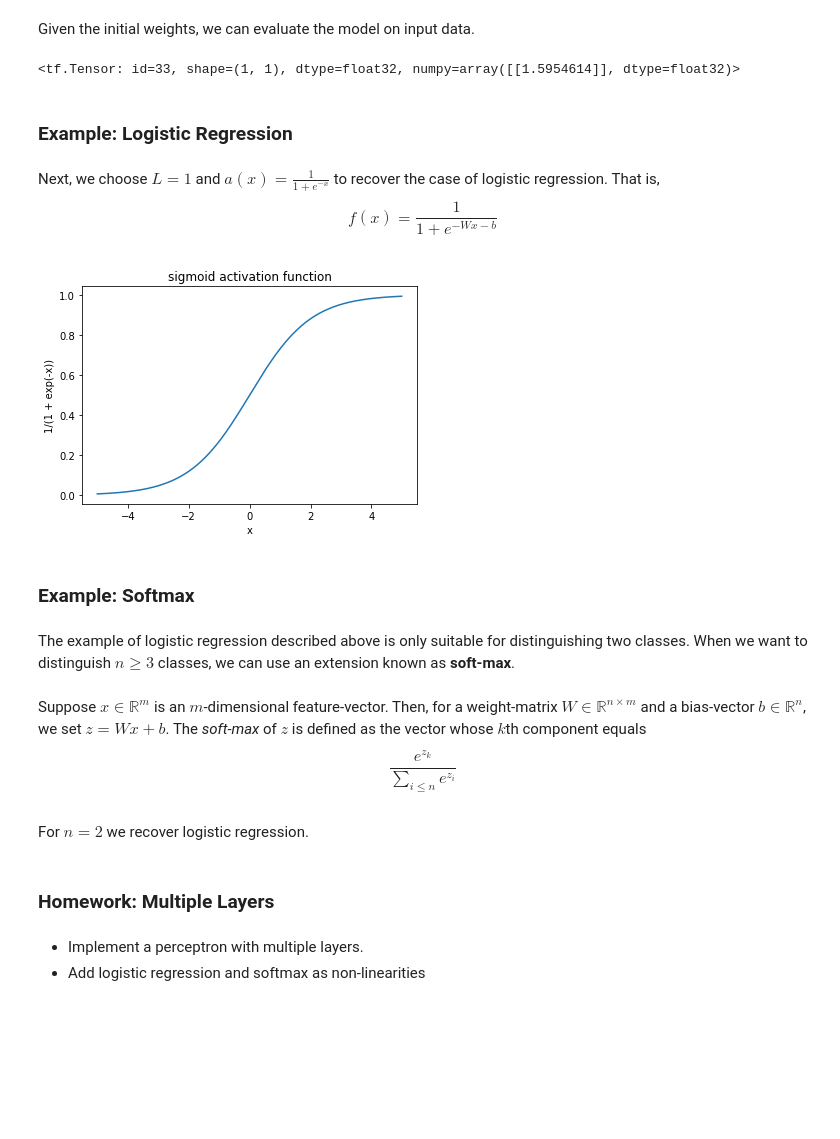
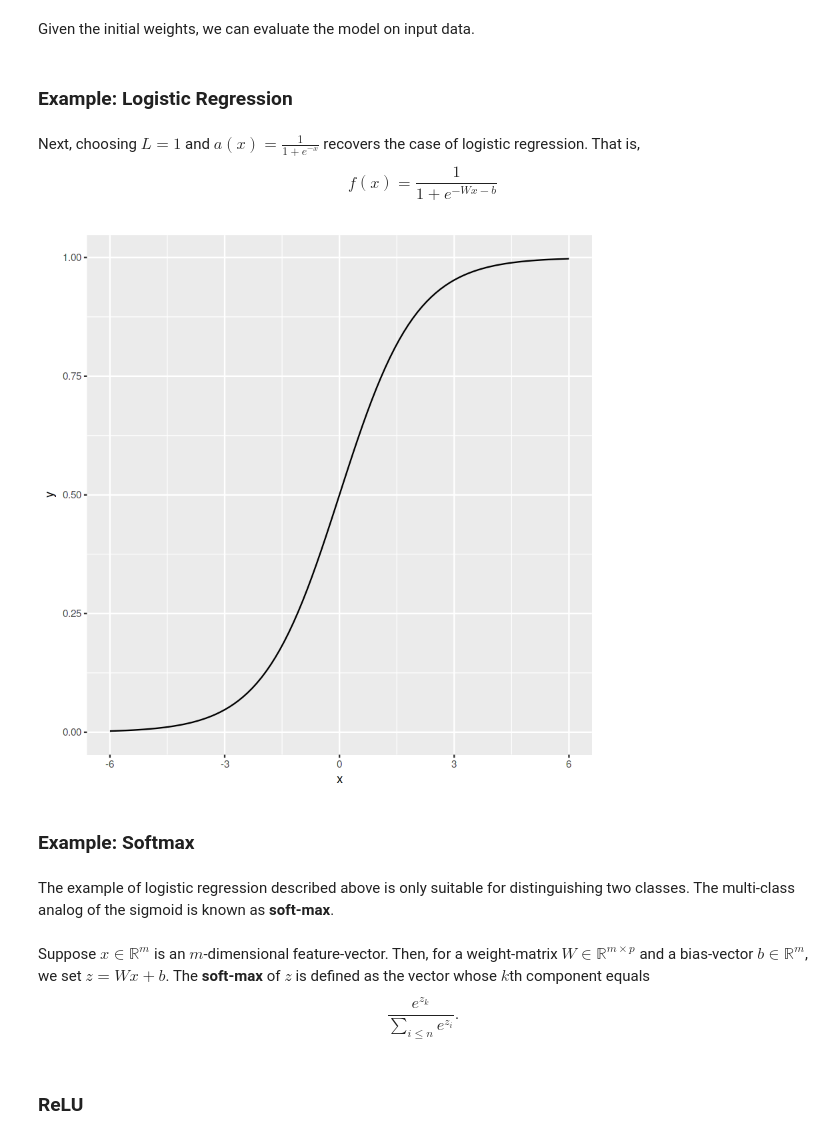
Before and after one commit to Christian-Hirsch/Tosta-Material, a Jupyter notebook: notebooks/mlp.ipynb, the cells around one changed output. Cells and saved outputs as stored; diff of their text form; code cells hidden in the pictures; blank space fills up the shorter version.

```diff
--- a/notebooks/mlp.ipynb
+++ b/notebooks/mlp.ipynb
@@ -46,10 +38,2 @@ class LM(tfe.Network):
 # %% [markdown]
 Given the initial weights, we can evaluate the model on input data.
-# %%
-tf.set_random_seed(42)
-
-model = LM()
-x = tf.random_uniform((input_dim,1), -1, 1)
-model(x)
-# %% [output]
-<tf.Tensor: id=33, shape=(1, 1), dtype=float32, numpy=array([[1.5954614]], dtype=float32)>
@@ -56,34 +43,25 @@ model(x)
 # %% [markdown]
 ### Example: Logistic Regression
 # %% [markdown]
-Next, we choose $L=1$ and $a(x) = \tfrac{1}{1+e^{-x}}$ to recover the case of logistic regression. That is,
+Next, choosing $L=1$ and $a(x) = \tfrac{1}{1+e^{-x}}$ recovers the case of logistic regression. That is,
 $$f(x) = \frac{1}{1 + e^{-W x - b}}$$
-# %%
-import matplotlib.pyplot as plt
-import numpy as np
-%matplotlib inline
-
-t = np.arange(-5, 5, 0.01)
-s = 1/(1 + np.exp(-t))
-plt.plot(t, s)
-
-plt.xlabel('x')
-plt.ylabel('1/(1 + exp(-x))')
-plt.title('sigmoid activation function')
-plt.show()
-# %% [output]
-[figure, removed]
+# %%
+sigmoid <- function(x)
+    1 / (1 + exp(-x))
+# %%
+library(ggplot2)
+
+ggplot(data = data.frame(x = 0), mapping = aes(x = x)) +
+ stat_function(fun = sigmoid) +
+ xlim(-6,6)
+# %% [output]
+[figure, added]
 # %% [markdown]
 ### Example: Softmax
 # %% [markdown]
-The example of logistic regression described above is only suitable for distinguishing two classes. When we want to distinguish $n \ge 3$ classes, we can use an extension known as **soft-max**.
+The example of logistic regression described above is only suitable for distinguishing two classes. The multi-class analog of the sigmoid is known as **soft-max**.
 # %% [markdown]
-Suppose $x \in \mathbb R^m$ is an $m$-dimensional feature-vector. Then, for a weight-matrix $W \in \mathbb R^{n \times m}$ and a bias-vector $b \in \mathbb R^n$, we set $z = Wx + b$. The *soft-max* of $z$ is defined as the vector whose $k$th component equals
-$$\frac{e^{z_k}}{\sum_{i \le n} e^{z_i}}$$
+Suppose $x \in \mathbb R^m$ is an $m$-dimensional feature-vector. Then, for a weight-matrix $W \in \mathbb R^{m \times p}$ and a bias-vector $b \in \mathbb R^m$, we set $z = Wx + b$. The **soft-max** of $z$ is defined as the vector whose $k$th component equals
+$$\frac{e^{z_k}}{\sum_{i \le n} e^{z_i}}.$$
-# %% [markdown]
-For $n=2$ we recover logistic regression.
-# %% [markdown]
-### Homework: Multiple Layers
-# %% [markdown]
-* Implement a perceptron with multiple layers.
-* Add logistic regression and softmax as non-linearities
+# %% [markdown]
+### ReLU
```
Also changed, not shown: parts of 21 cells of this notebook, 19 other files.
